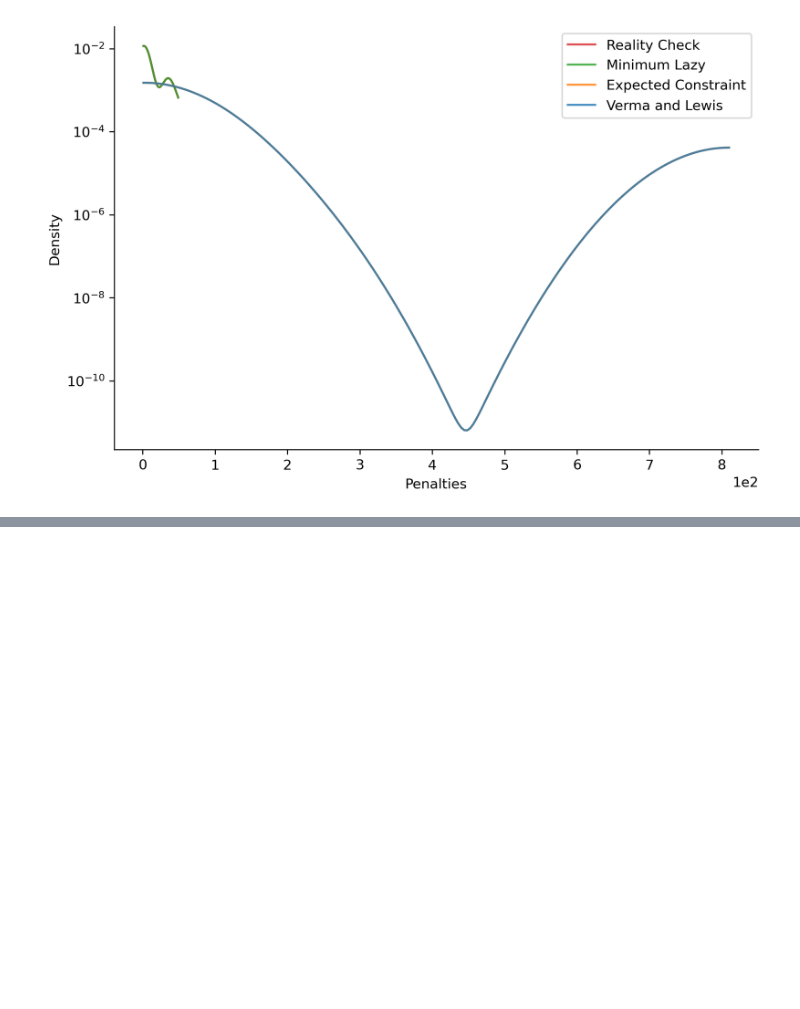
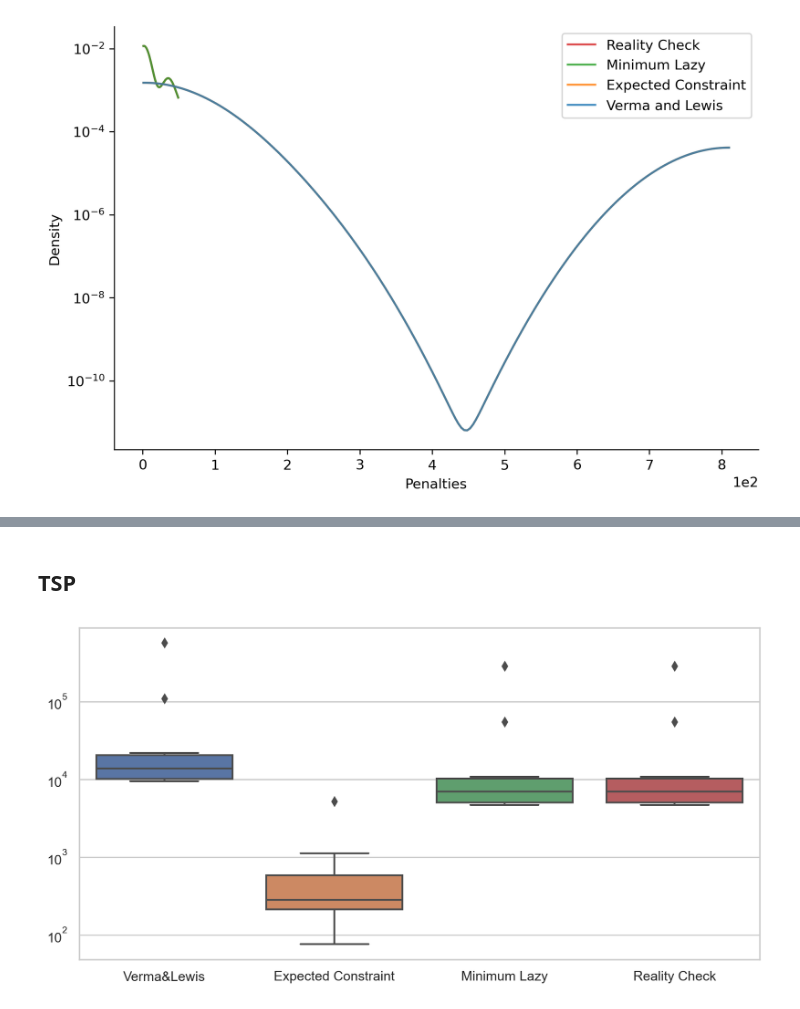
Before and after one commit to rienath/Estimating-Penalty-Coefficients-for-QUBO-Problems, a Jupyter notebook: Project and Deliverables/Implementation/Notebooks/Predicting Changes.ipynb, the cells around one changed output, grey strips where cells are left out. Drawn from its saved outputs; the diff is of its cells as text; code cells hidden in the pictures; blank space fills up the shorter version.

```diff
--- a/Project and Deliverables/Implementation/Notebooks/Predicting Changes.ipynb
+++ b/Project and Deliverables/Implementation/Notebooks/Predicting Changes.ipynb
@@ -142,0 +275,9 @@ Figure.penalty_distribution(mkp_expected_penalties,
+# %% [markdown]
+## TSP
+# %%
+tsp_stats = box_plots(tsp_vl_penalties,
+                      tsp_expected_penalties,
+                      tsp_lazy_penalties,
+                      tsp_check_penalties)
+# %% [output]
+[figure, added]
```
Also changed, not shown: parts of 18 cells of this notebook.
